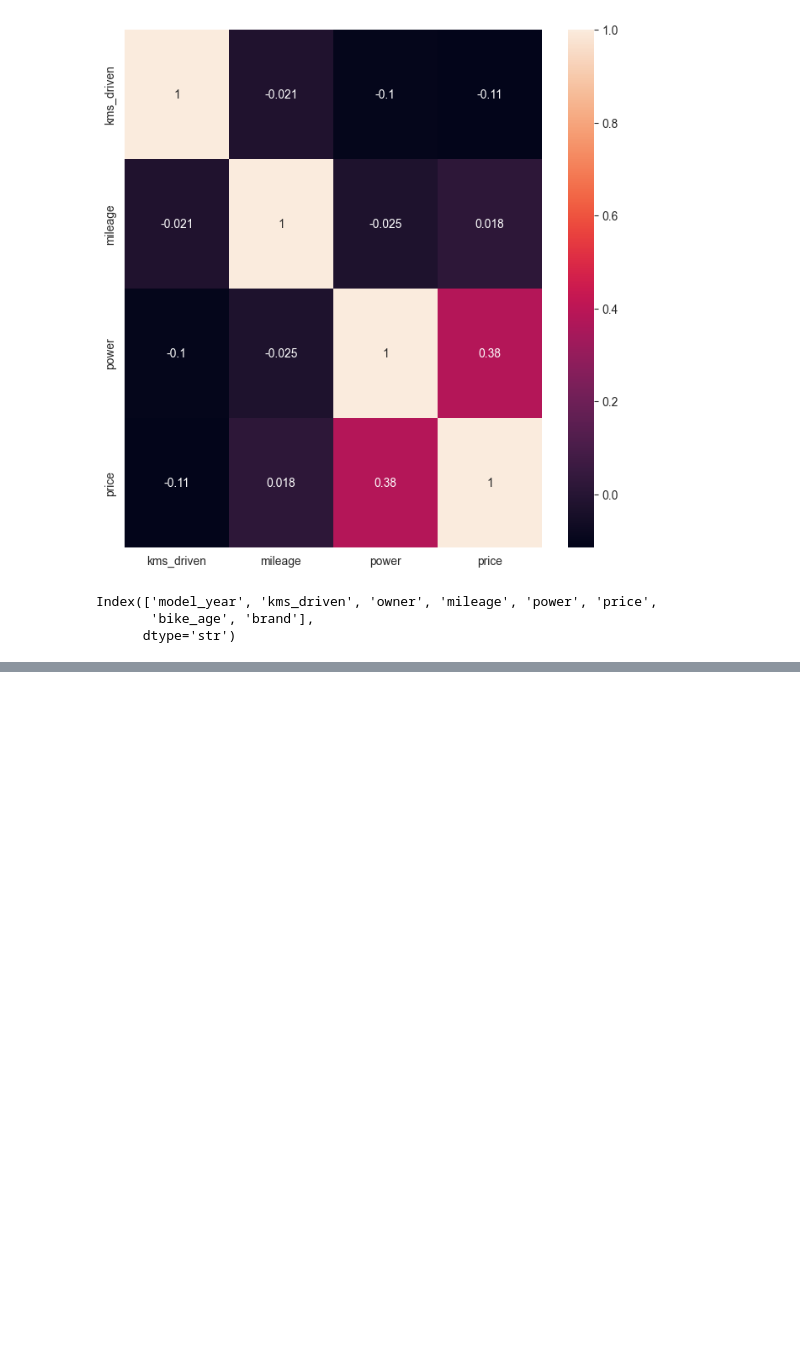
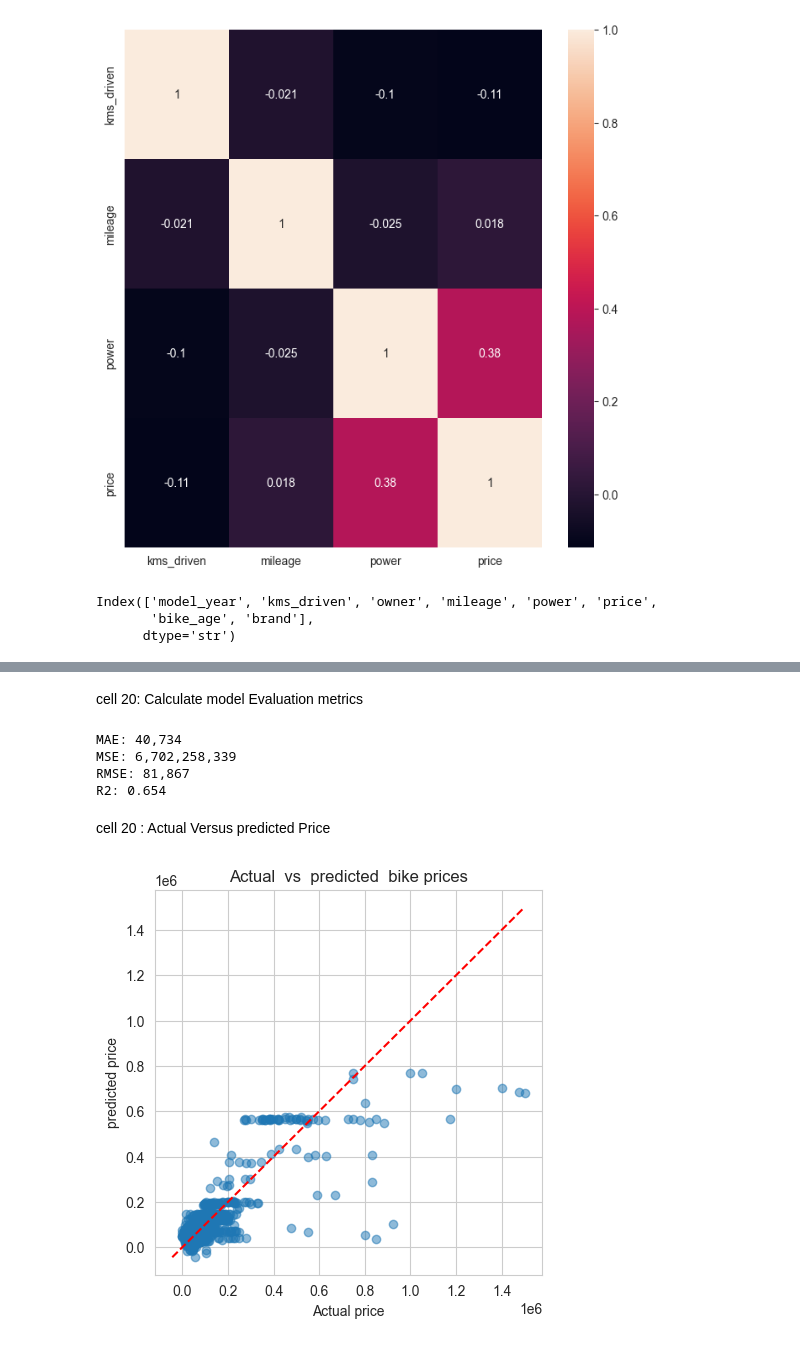
Before and after one commit to chourasiyamayank767-droid/Ricr.ML, a Jupyter notebook: Ricr_project/Used_Bike_price_Analysis.ipynb, the cells around one changed output, grey strips where cells are left out. Drawn from its saved outputs; the diff is of its cells as text; code cells hidden in the pictures; blank space fills up the shorter version.

Commit message:
feat: add used bike price analysis jupyter notebook

```diff
--- a/Ricr_project/Used_Bike_price_Analysis.ipynb
+++ b/Ricr_project/Used_Bike_price_Analysis.ipynb
@@ -443,10 +440,10 @@ x=data[['model_year', 'kms_driven', 'owner', 'mileage', 'power','bike_age', 'bra
 y=data['price']
 # %%
 from sklearn.model_selection import train_test_split
-x_train,x_trest,y_train,y_test=train_test_split(
+x_train,x_test,y_train,y_test=train_test_split(
     x,y,random_state=42,test_size=0.2
 )
 # %%
-numerical_column=x.select_dtypes(include='number').columns
-categorical_column=x.select_dtypes(exclude='number').columns
+numerical_column=x.select_dtypes(include='number').columns.tolist()
+categorical_column=x.select_dtypes(exclude='number').columns.tolist()
 # %%
@@ -455 +452,16 @@ number_pipeline=Pipeline(steps=[('imputer',SimpleImputer(strategy='most_frequent
                         ('ohe',OneHotEncoder(handle_unknown='ignore'))])
+# %%
+transformers=[]
+if numerical_column:
+    transformers.append(('numeric',numeric_pipeline,numerical_column))
+if categorical_column:
+    transformers.append(('categorical',categorical_pipeline,categorical_column))
+
+preprocessor=ColumnTransformer(transformers=transformers)
+model=Pipeline(steps=[
+    ('preprocessor',preprocessor),
+    ('regression',LinearRegression())
+])
+
+model.fit(x_train,y_train)
+print('Linear Regression model trained.')
@@ -455,0 +472,9 @@ number_pipeline=Pipeline(steps=[('imputer',SimpleImputer(strategy='most_frequent
+# %%
+y_pred=model.predict(x_test)
+comparison=pd.DataFrame({
+    'actual_price':y_test.values,
+    'predicted_price':np.round(y_pred,0),
+    'error_actual_minus_predicted':np.round(y_test.values - y_pred,0)
+})
+comparison['absolute_error']=comparison['error_actual_minus_predicted'].abs()
+display(comparison.head(15))
@@ -455,0 +498,31 @@ number_pipeline=Pipeline(steps=[('imputer',SimpleImputer(strategy='most_frequent
+# %% [markdown]
+cell 20: Calculate model Evaluation metrics
+# %%
+mae=mean_absolute_error(y_test,y_pred)
+mse=mean_squared_error(y_test,y_pred)
+rmse=np.sqrt(mse)
+r2=r2_score(y_test,y_pred)
+
+print('MAE:','{:,.0f}'.format(mae))
+print('MSE:','{:,.0f}'.format(mse))
+print('RMSE:','{:,.0f}'.format(rmse))
+print('R2:','{:,.3f}'.format(r2))
+# %% [output]
+MAE: 40,734
+MSE: 6,702,258,339
+RMSE: 81,867
+R2: 0.654
+# %% [markdown]
+cell 20 : Actual Versus predicted Price
+# %%
+plt.figure(figsize=(5,5))
+plt.scatter(y_test,y_pred,alpha=0.5)
+min_value = min(y_test.min(), y_pred.min())
+max_value = max(y_test.max(), y_pred.max())
+plt.plot([min_value, max_value], [min_value, max_value], 'r--')
+plt.xlabel('Actual price')
+plt.ylabel('predicted price')
+plt.title('Actual  vs  predicted  bike prices')
+plt.show()
+# %% [output]
+[figure, added]
```
Also changed, not shown: parts of 7 cells of this notebook.
